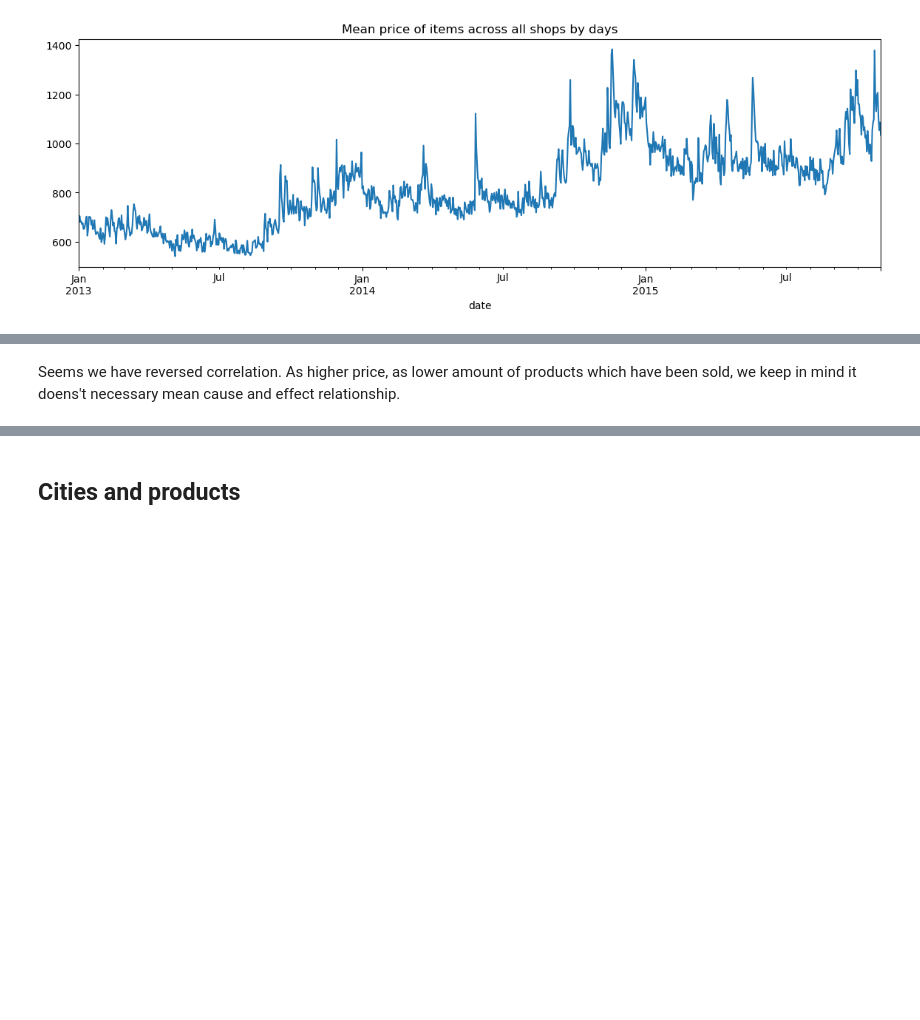
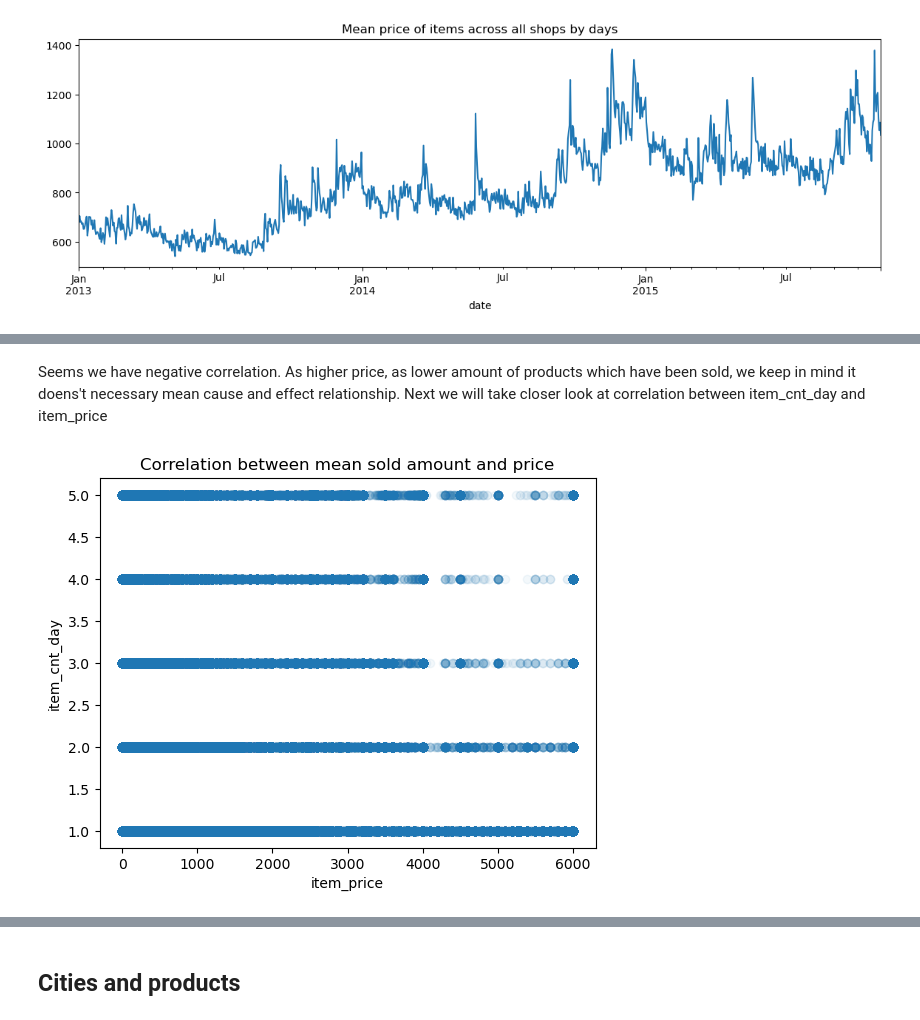
Before and after one commit to MarianSlassi/future_sales_prediction, a Jupyter notebook: notebooks/dqc_etl_structurised.ipynb, the cells around one changed output, grey strips where cells are left out. Cells and saved outputs as stored; diff of their text form; code cells hidden in the pictures; blank space fills up the shorter version.

```diff
--- a/notebooks/dqc_etl_structurised.ipynb
+++ b/notebooks/dqc_etl_structurised.ipynb
@@ -568,4 +617,15 @@ sales.groupby('date')['item_cnt_day'].sum().plot(figsize=(14, 4)\
 # %%
 #daily_sales
 # %% [markdown]
-Seems we have reversed correlation. As higher price, as lower amount of products which have been sold, we keep in mind it doens't necessary mean cause and effect relationship.
+Seems we have negative correlation. As higher price, as lower amount of products which have been sold, we keep in mind it doens't necessary mean cause and effect relationship. Next we will take closer look at correlation between item_cnt_day and item_price
+# %%
+sales.groupby('date_block_num')['item_cnt_day'].mean()
+
+correlation = sales['item_cnt_day'].corr(sales['item_price'])
+plt.scatter(sales['item_price'], sales['item_cnt_day'], alpha=0.05)
+plt.xlabel('item_price')
+plt.ylabel('item_cnt_day')
+plt.title('Correlation between mean sold amount and price')
+plt.show()
+# %% [output]
+[figure, added]
```
Also changed, not shown: parts of 55 cells of this notebook.
